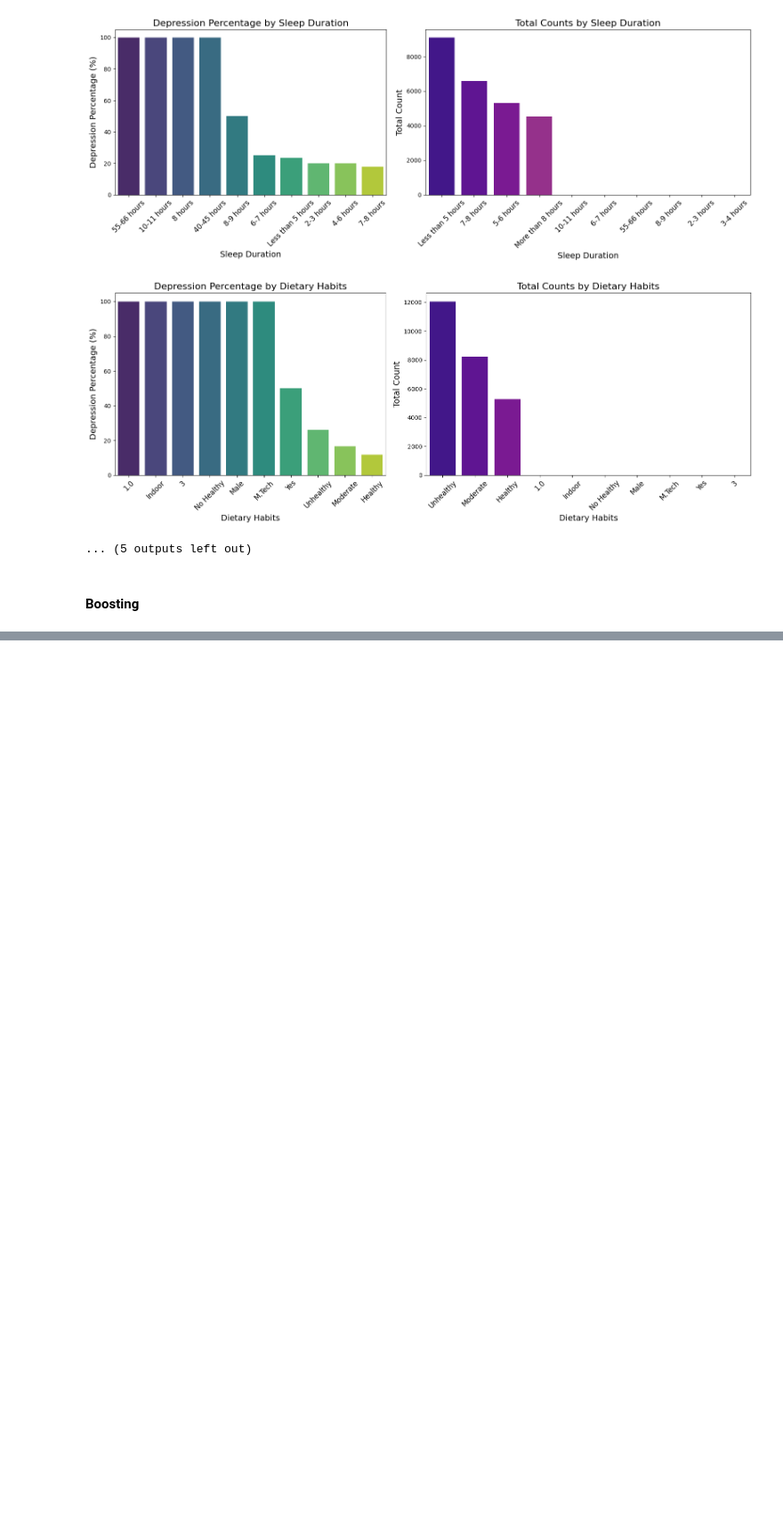
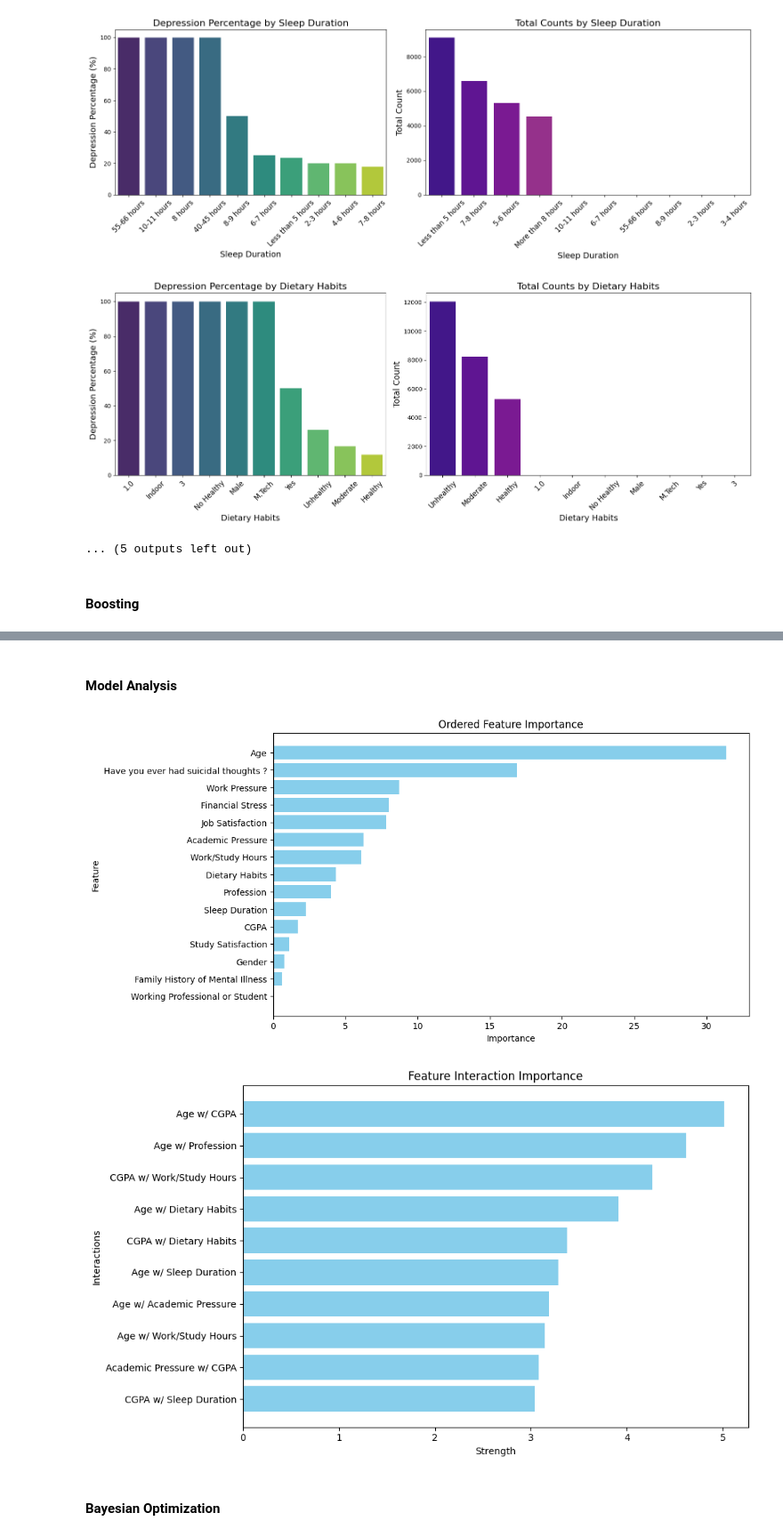
Before and after one commit to Caoze1/dv2599, a Jupyter notebook: projekt/book.ipynb, the cells around one changed output, grey strips where cells are left out. Shown at 89% size. Saved outputs shown, nothing was run; the diff lists cells and outputs as text; code cells hidden in the pictures; blank space fills up the shorter version.

```diff
--- a/projekt/book.ipynb
+++ b/projekt/book.ipynb
@@ -271,0 +188,64 @@ accuracy: 0.9381, precision: 0.8413, f1: 0.8283
+# %% [markdown]
+#### Model Analysis
+# %%
+# Plot feature importance
+importances = cat_model.get_feature_importance()
+feature_names = cat_model.feature_names_
+
+# Combine feature names and their importances, then sort by importance
+features_and_importances = sorted(zip(feature_names, importances), key=lambda x: x[1], reverse=True)
+
+# Unzip the sorted features and their importances
+sorted_feature_names, sorted_importances = zip(*features_and_importances)
+
+# Create a horizontal bar plot
+plt.figure(figsize=(10, 6))
+plt.barh(sorted_feature_names, sorted_importances, color='skyblue')
+plt.xlabel("Importance")
+plt.ylabel("Feature")
+plt.title("Ordered Feature Importance")
+plt.gca().invert_yaxis()  # Invert y-axis to have the highest importance at the top
+plt.show()
+
+# Feature interaction importances to the model
+interaction_importances = cat_model.get_feature_importance(type='Interaction')
+interactions = []
+for interaction in interaction_importances:
+    inter = []
+    count = 0
+    for value in interaction:
+        if count == 2:
+            inter.append(value.round(3))
+            interactions.append(inter)
+            continue
+        num = ""
+        for char in str(value):
+            if char == '.':
+                inter.append(x_train.columns[int(num)])
+                break
+            num += char
+
+        count += 1
+
+# Extract interactions
+relationships = [f"{item[0]} w/ {item[1]}" for item in interactions[:10]]
+strengths = [item[2] for item in interactions[:10]]
+
+# Create the bar chart
+plt.figure(figsize=(10, 6))
+plt.barh(relationships, strengths, color='skyblue')
+
+# Add labels and title
+plt.xlabel('Strength')
+plt.ylabel('Interactions')
+plt.title('Feature Interaction Importance')
+plt.gca().invert_yaxis()  # Invert y-axis to have the highest value at the top
+
+# Display the chart
+plt.tight_layout()
+plt.show()
+# %% [output]
+[figure, added]
+[figure, added]
+# %% [markdown]
+#### Bayesian Optimization
```
Also changed, not shown: parts of 5 cells of this notebook, 4 other files.
